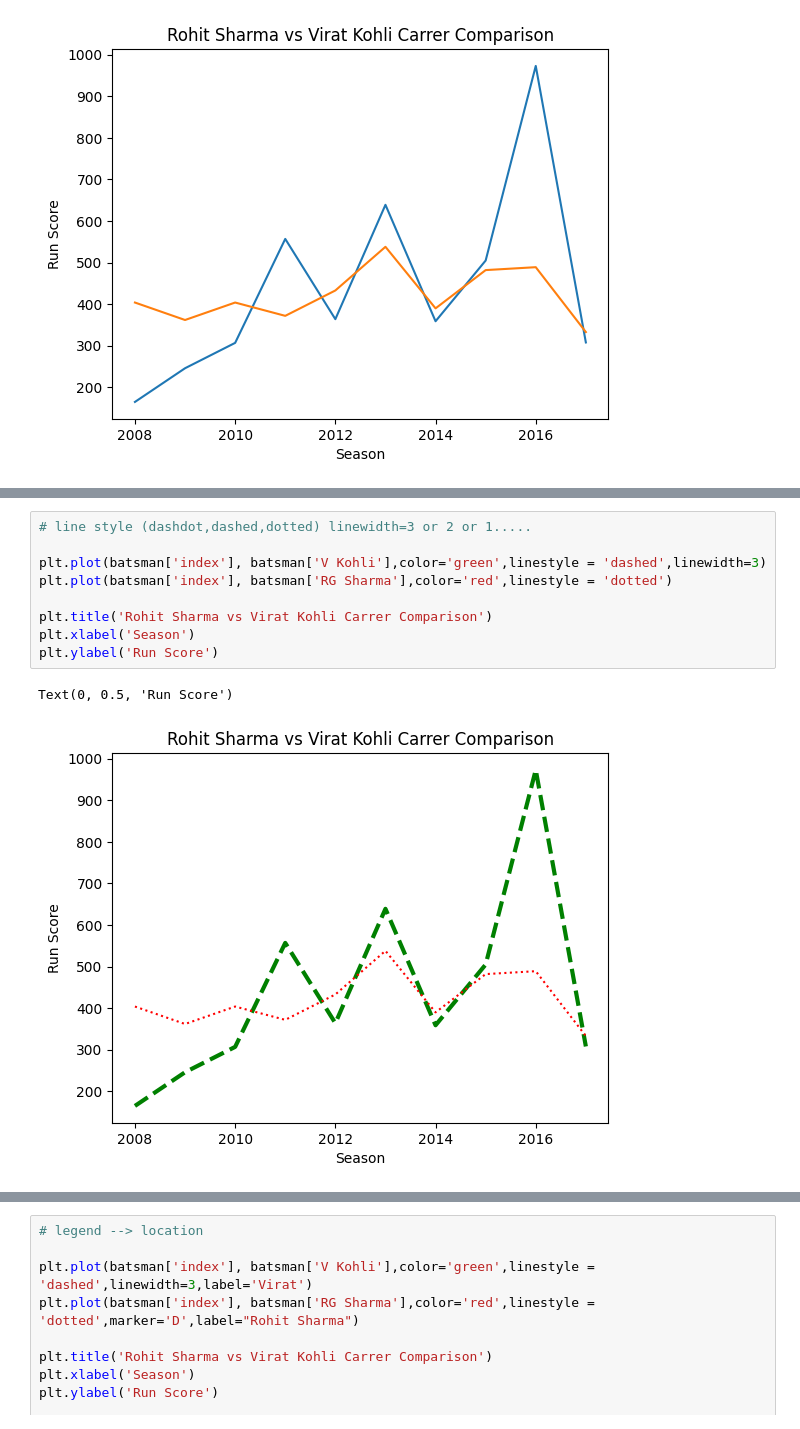
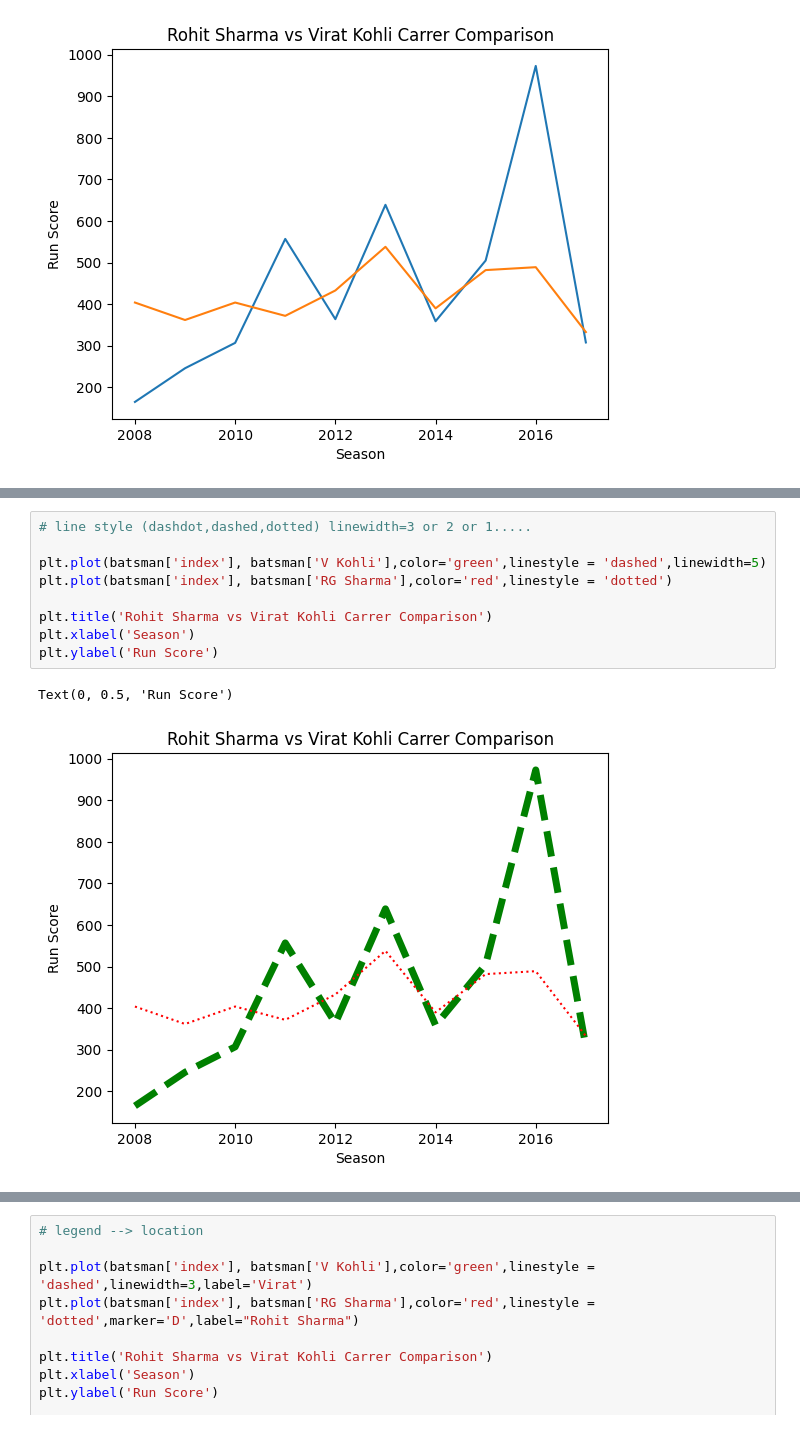
Before and after one commit to rahulkumar80026/Machine-Learning-Basic-to-Advanced, a Jupyter notebook: DataVisulization/1st.ipynb, the cells around one changed output, grey strips where cells are left out. Saved outputs shown, nothing was run; the diff lists cells and outputs as text.

```diff
--- a/DataVisulization/1st.ipynb
+++ b/DataVisulization/1st.ipynb
@@ -71,13 +73,13 @@ Text(0, 0.5, 'Run Score')
 # %%
 # line style (dashdot,dashed,dotted) linewidth=3 or 2 or 1.....
 
-plt.plot(batsman['index'], batsman['V Kohli'],color='green',linestyle = 'dashed',linewidth=3)
+plt.plot(batsman['index'], batsman['V Kohli'],color='green',linestyle = 'dashed',linewidth=5)
 plt.plot(batsman['index'], batsman['RG Sharma'],color='red',linestyle = 'dotted')
 
 plt.title('Rohit Sharma vs Virat Kohli Carrer Comparison')
 plt.xlabel('Season')
 plt.ylabel('Run Score')
 # %% [output]
 Text(0, 0.5, 'Run Score')
-[figure, old version]
+[figure, new version]
 # %%
```
Also changed, not shown: parts of 18 cells of this notebook, 3 other files.
